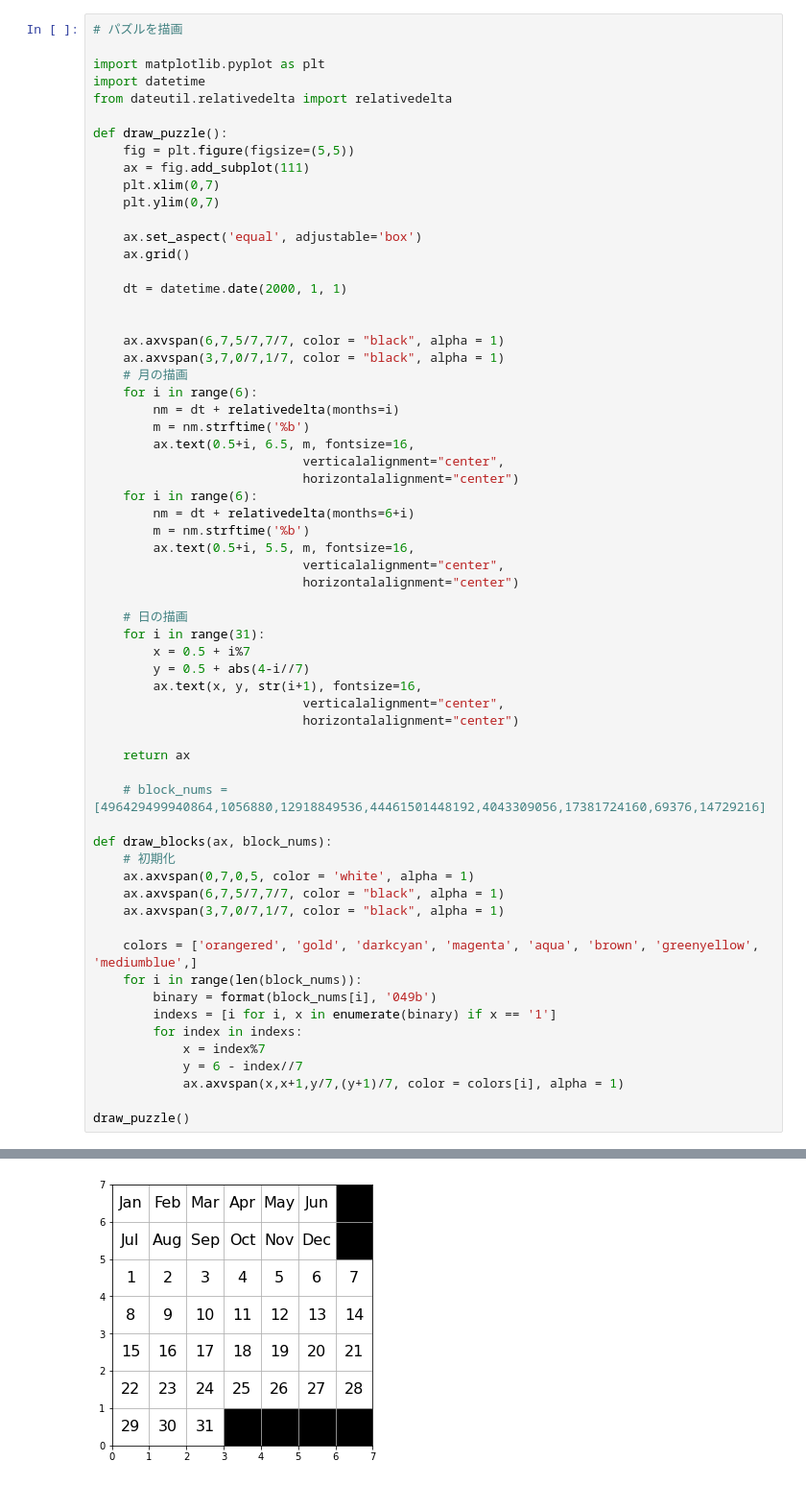
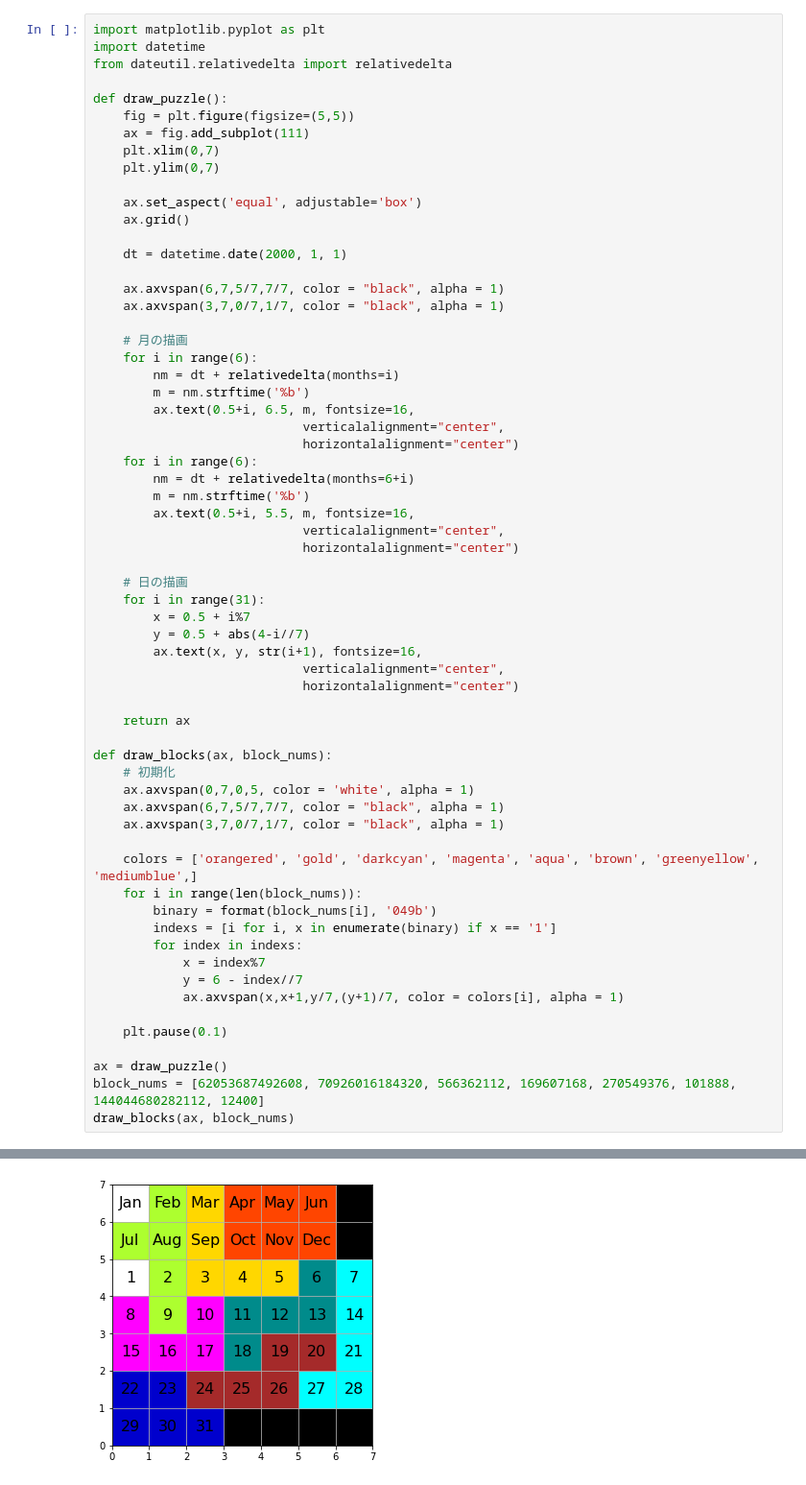
Before and after one commit to Yotty0404/A-Puzzle-A-Day-Solver, a Jupyter notebook: A_Puzzle_A_Day_Solver.ipynb, the cells around one changed output, grey strips where cells are left out. Shown at 96% size. Saved outputs shown, nothing was run; the diff lists cells and outputs as text.

```diff
--- a/A_Puzzle_A_Day_Solver.ipynb
+++ b/A_Puzzle_A_Day_Solver.ipynb
@@ -483,6 +655,4 @@ df.to_excel('solve.xlsx', index=False)
 # %%
-# パズルを描画
-
 import matplotlib.pyplot as plt
 import datetime
 from dateutil.relativedelta import relativedelta
@@ -498,9 +668,9 @@ def draw_puzzle():
 
     dt = datetime.date(2000, 1, 1)
 
-
     ax.axvspan(6,7,5/7,7/7, color = "black", alpha = 1)
     ax.axvspan(3,7,0/7,1/7, color = "black", alpha = 1)
+
     # 月の描画
     for i in range(6):
         nm = dt + relativedelta(months=i)
@@ -525,8 +695,6 @@ def draw_puzzle():
 
     return ax
 
-    # block_nums = [496429499940864,1056880,12918849536,44461501448192,4043309056,17381724160,69376,14729216]
-
 def draw_blocks(ax, block_nums):
     # 初期化
     ax.axvspan(0,7,0,5, color = 'white', alpha = 1)
@@ -542,5 +710,9 @@ def draw_blocks(ax, block_nums):
             y = 6 - index//7
             ax.axvspan(x,x+1,y/7,(y+1)/7, color = colors[i], alpha = 1)
 
-draw_puzzle()
+    plt.pause(0.1)
+
+ax = draw_puzzle()
+block_nums = [62053687492608, 70926016184320, 566362112, 169607168, 270549376, 101888, 144044680282112, 12400]
+draw_blocks(ax, block_nums)
 # %% [output]
@@ -548 +719 @@ draw_puzzle()
-[figure, old version]
+[figure, new version]
```
Also changed, not shown: parts of 16 cells of this notebook.
